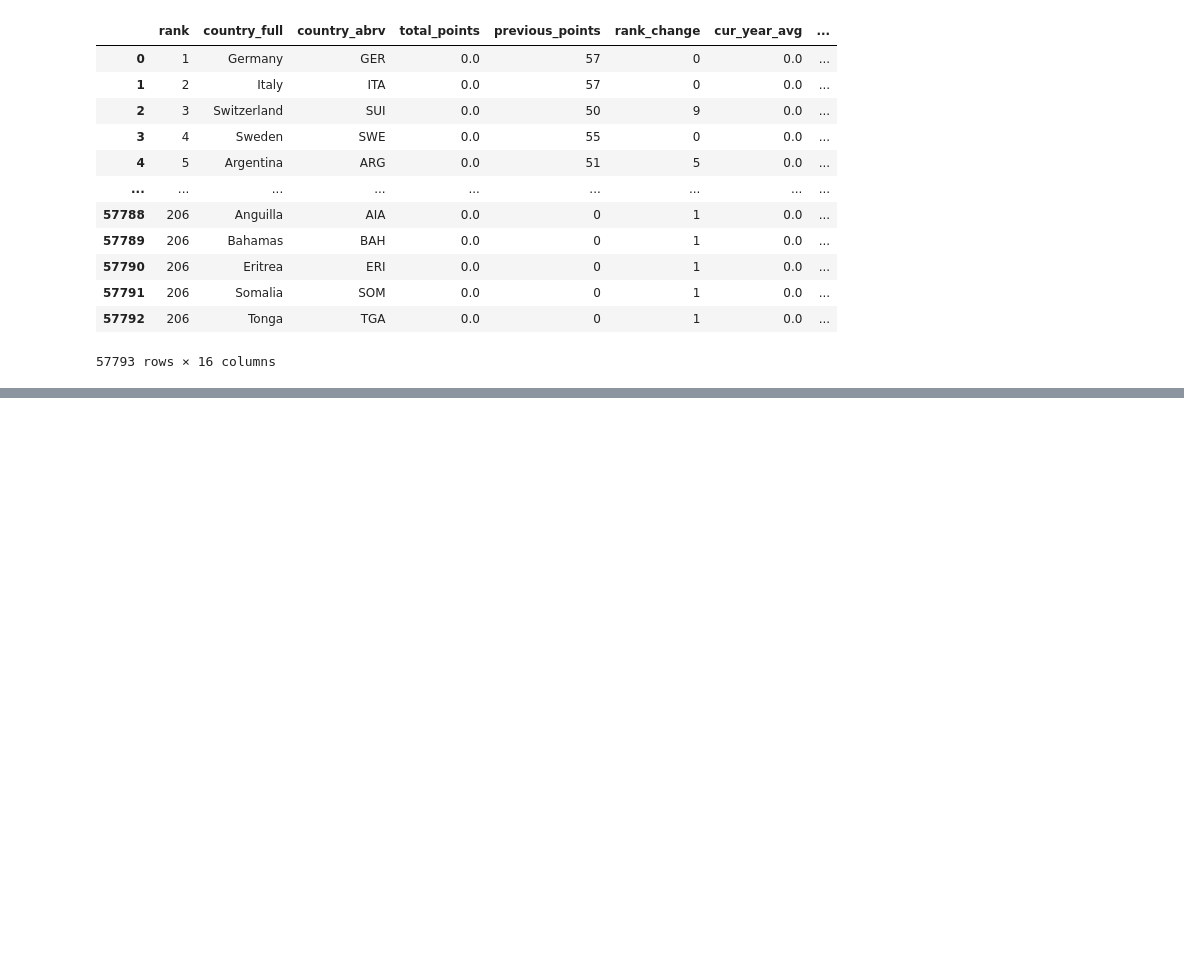
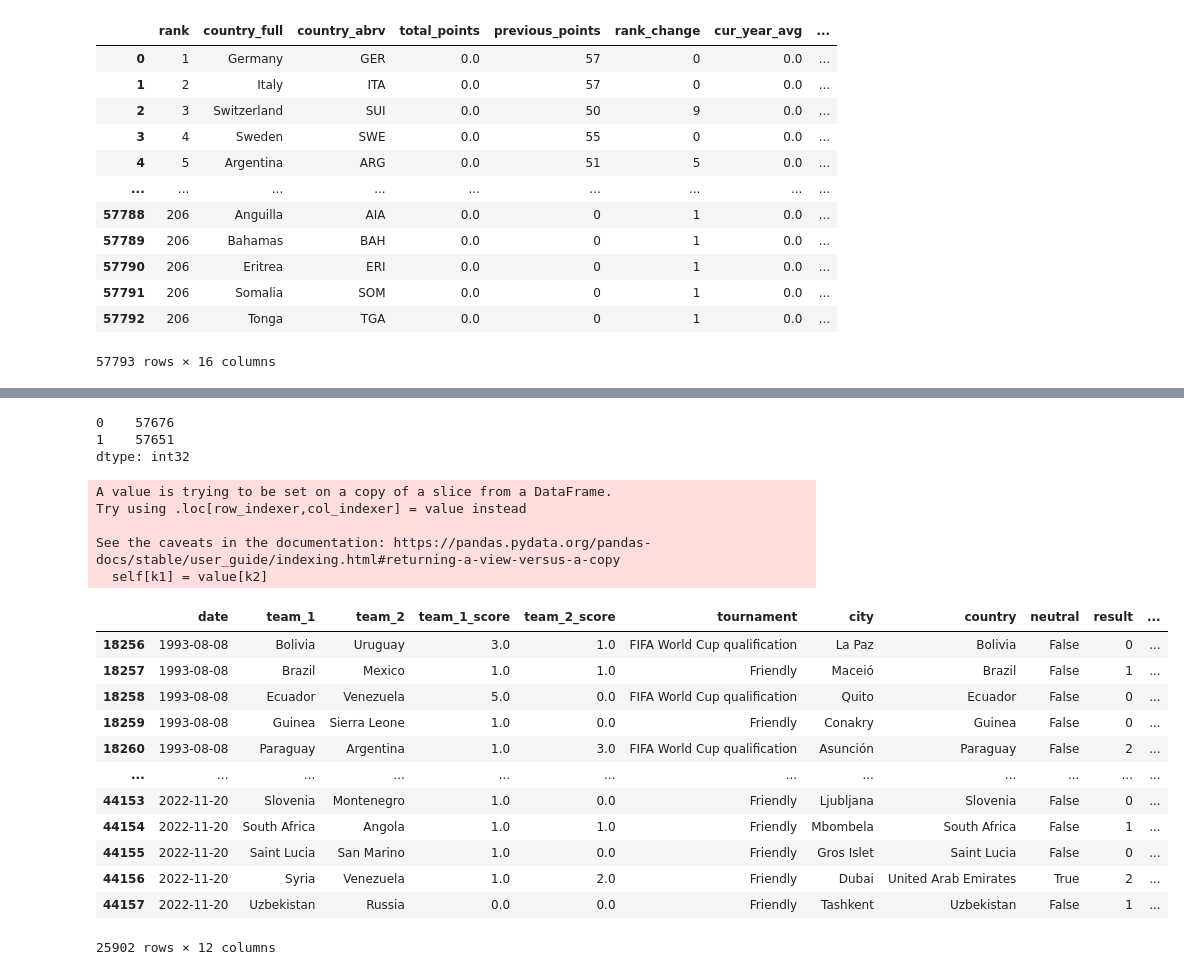
Before and after one commit to Chemafiz/My-Portfolio, a Jupyter notebook: world_cup_2022.ipynb, the cells around one changed output, grey strips where cells are left out. Cells and saved outputs as stored; diff of their text form; code cells hidden in the pictures; blank space fills up the shorter version.

```diff
--- a/world_cup_2022.ipynb
+++ b/world_cup_2022.ipynb
@@ -24,0 +147,5 @@ fifa_ranking
+# %%
+#making target variable
+matches["result"] = 1
+matches.loc[matches.team_1_score > matches.team_2_score, "result" ] = 0
+matches.loc[matches.team_1_score < matches.team_2_score, "result" ] = 2
@@ -24,0 +188,3 @@ fifa_ranking
+# %%
+first_date = fifa_ranking.iloc[0].date
+matches = matches[matches.date >= first_date]
@@ -24,0 +207,50 @@ fifa_ranking
+# %%
+#writing a function to assign the appropriate index from the fifa_ranking df, where the team's rank is located
+def assign_rank(team1, team2, date):
+    ranking = fifa_ranking[fifa_ranking.date <= date]
+    rank_team1 = ranking[ranking.country_full == team1]
+    rank_team2 = ranking[ranking.country_full == team2]
+
+    if(rank_team1.empty):
+        team1_index = np.NaN
+    else:
+        team1_index = rank_team1.sort_values("date", ascending=False).index[0]
+
+    if(rank_team2.empty):
+        team2_index = np.NaN
+    else:
+        team2_index = rank_team2.sort_values("date", ascending=False).index[0]
+
+    return pd.Series([team1_index, team2_index])
+# %%
+#it seems to be working
+assign_rank(matches.iloc[-1].team_1, matches.iloc[-1].team_2, matches.iloc[-1].date)
+# %% [output]
+0    57676
+1    57651
+dtype: int32
+# %%
+#scale it up
+matches[["id1", "id2"]] = matches.apply(lambda row: assign_rank(row["team_1"], row["team_2"], row["date"]), axis=1)
+# %% [output]
+A value is trying to be set on a copy of a slice from a DataFrame.
+Try using .loc[row_indexer,col_indexer] = value instead
+
+See the caveats in the documentation: https://pandas.pydata.org/pandas-docs/stable/user_guide/indexing.html#returning-a-view-versus-a-copy
+  self[k1] = value[k2]
+# %%
+matches
+# %% [output]
+|  | date | team_1 | team_2 | team_1_score | team_2_score | tournament | city | country | neutral | result | ... |
+| 18256 | 1993-08-08 | Bolivia | Uruguay | 3.0 | 1.0 | FIFA World Cup qualification | La Paz | Bolivia | False | 0 | ... |
+| 18257 | 1993-08-08 | Brazil | Mexico | 1.0 | 1.0 | Friendly | Maceió | Brazil | False | 1 | ... |
+| 18258 | 1993-08-08 | Ecuador | Venezuela | 5.0 | 0.0 | FIFA World Cup qualification | Quito | Ecuador | False | 0 | ... |
+| 18259 | 1993-08-08 | Guinea | Sierra Leone | 1.0 | 0.0 | Friendly | Conakry | Guinea | False | 0 | ... |
+| 18260 | 1993-08-08 | Paraguay | Argentina | 1.0 | 3.0 | FIFA World Cup qualification | Asunción | Paraguay | False | 2 | ... |
+| ... | ... | ... | ... | ... | ... | ... | ... | ... | ... | ... | ... |
+| 44153 | 2022-11-20 | Slovenia | Montenegro | 1.0 | 0.0 | Friendly | Ljubljana | Slovenia | False | 0 | ... |
+| 44154 | 2022-11-20 | South Africa | Angola | 1.0 | 1.0 | Friendly | Mbombela | South Africa | False | 1 | ... |
+| 44155 | 2022-11-20 | Saint Lucia | San Marino | 1.0 | 0.0 | Friendly | Gros Islet | Saint Lucia | False | 0 | ... |
+| 44156 | 2022-11-20 | Syria | Venezuela | 1.0 | 2.0 | Friendly | Dubai | United Arab Emirates | True | 2 | ... |
+| 44157 | 2022-11-20 | Uzbekistan | Russia | 0.0 | 0.0 | Friendly | Tashkent | Uzbekistan | False | 1 | ... |
+25902 rows × 12 columns
```
Also changed, not shown: parts of 22 cells of this notebook.
